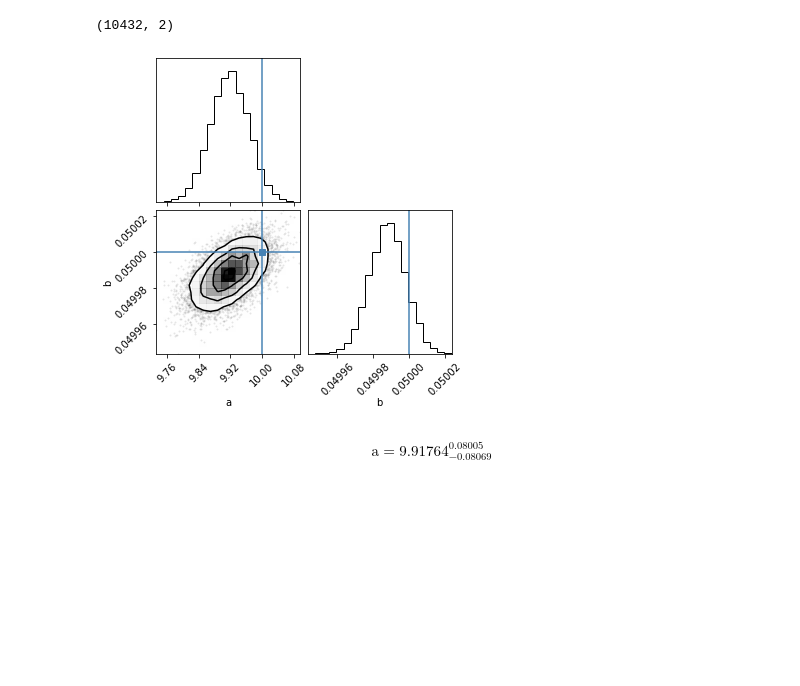
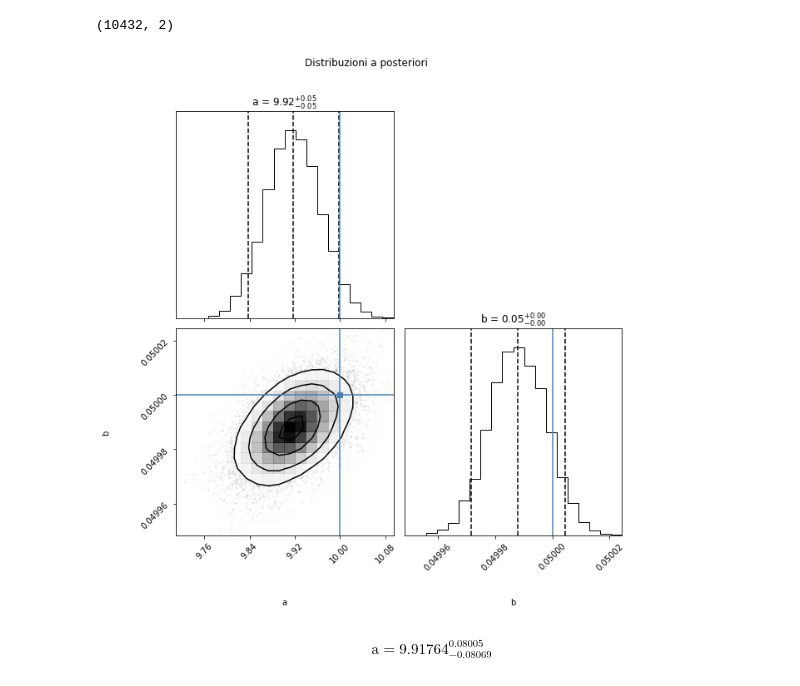
Before and after one commit to mattderri/CMP, a Jupyter notebook: Esame_2022_02_11/Capacitor.ipynb, the cells around one changed output. Cells and saved outputs as stored; diff of their text form; code cells hidden in the pictures; blank space fills up the shorter version.

```diff
--- a/Esame_2022_02_11/Capacitor.ipynb
+++ b/Esame_2022_02_11/Capacitor.ipynb
@@ -206,10 +206,14 @@ flat_samples=sampler.get_chain(discard=100,thin=15,flat=True)
 print(flat_samples.shape)
 # %% [output]
 (10432, 2)
-# %%
-fig=corner.corner(flat_samples,labels=labels,truths=[a_true,b_true])
-# %% [output]
-[figure, removed]
+# %%
+fig=corner.corner(flat_samples,labels=labels,truths=[a_true,b_true],quantiles=[0.05,0.5,0.95],show_titles=True,smooth=True)
+fig.suptitle("Distribuzioni a posteriori")
+fig.subplots_adjust(top=0.89)
+fig.set_figwidth(10)
+fig.set_figheight(10)
+# %% [output]
+[figure, added]
 # %%
 from IPython.display import display, Math
 
```
Also changed, not shown: parts of 5 cells of this notebook.
